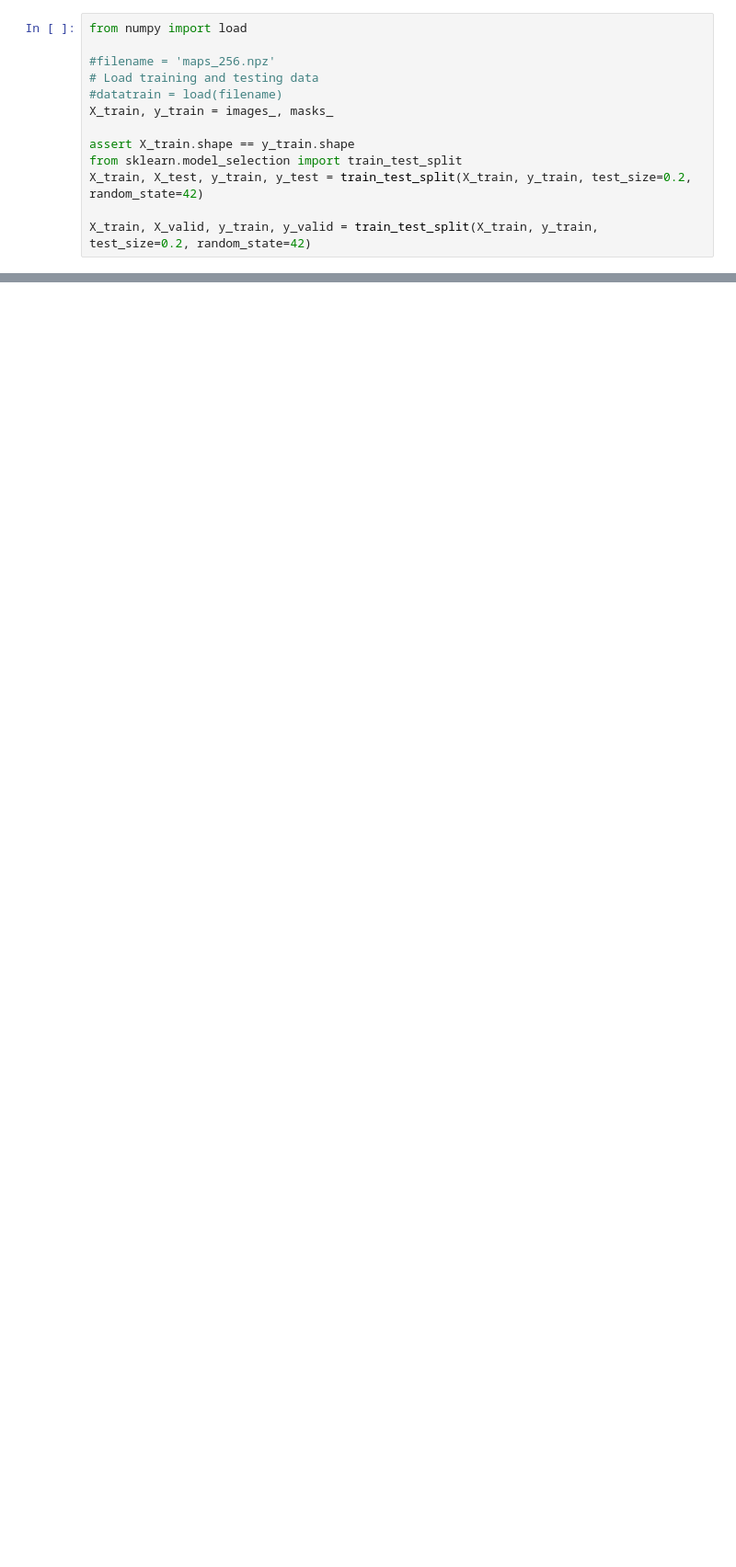
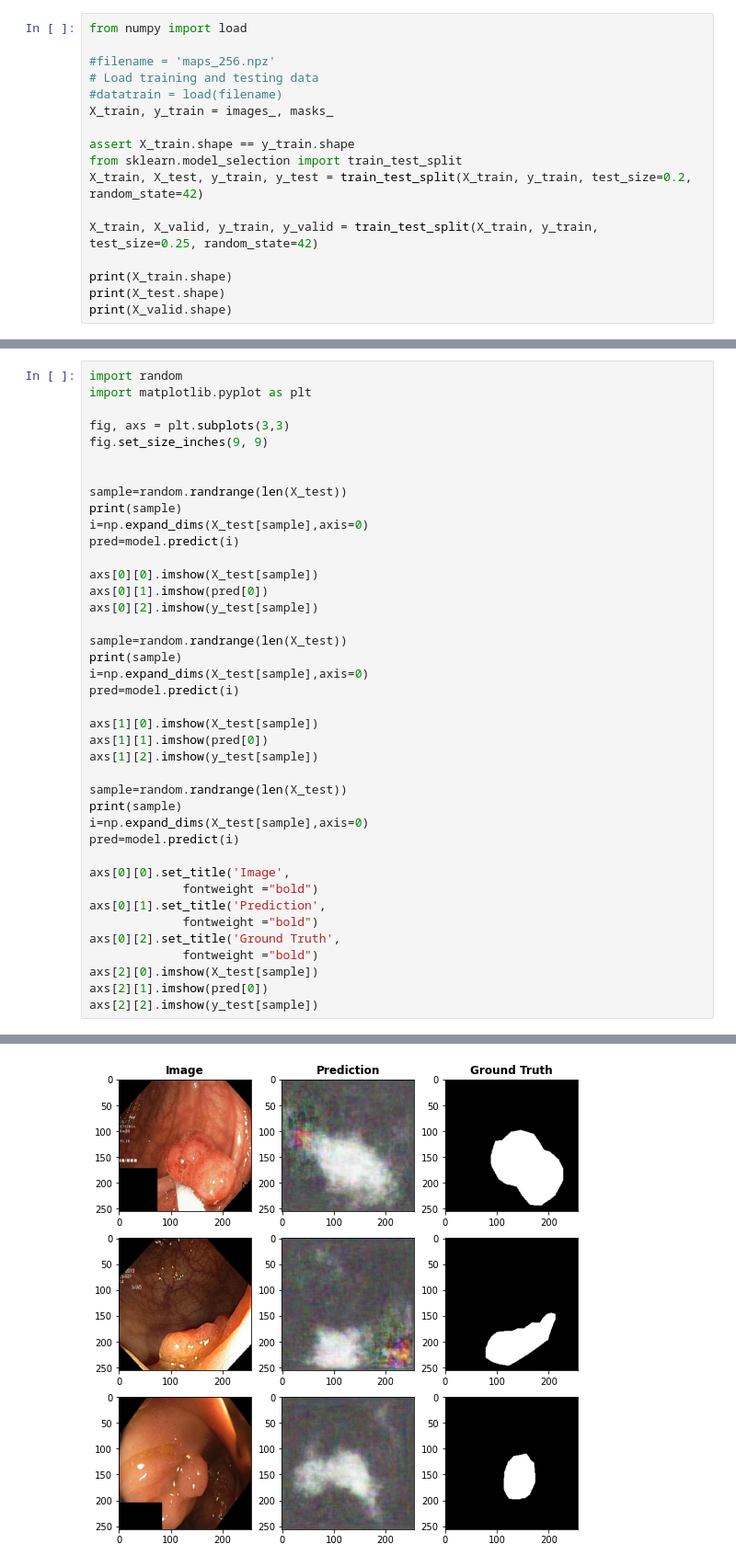
Before and after one commit to abdumhmd/kvasir-segmentation, a Jupyter notebook: Segnet.ipynb, the cells around one changed output, grey strips where cells are left out. Shown: that part at 92% size. Cells and saved outputs as stored; diff of their text form; blank space fills up the shorter version.

```diff
--- a/Segnet.ipynb
+++ b/Segnet.ipynb
@@ -137,4 +87,8 @@ assert X_train.shape == y_train.shape
 from sklearn.model_selection import train_test_split
 X_train, X_test, y_train, y_test = train_test_split(X_train, y_train, test_size=0.2, random_state=42)
 
-X_train, X_valid, y_train, y_valid = train_test_split(X_train, y_train, test_size=0.2, random_state=42)
+X_train, X_valid, y_train, y_valid = train_test_split(X_train, y_train, test_size=0.25, random_state=42)
+
+print(X_train.shape)
+print(X_test.shape)
+print(X_valid.shape)
@@ -327,0 +290,41 @@ plt.imshow(msk)
+# %%
+import random
+import matplotlib.pyplot as plt
+
+fig, axs = plt.subplots(3,3)
+fig.set_size_inches(9, 9)
+
+
+sample=random.randrange(len(X_test))
+print(sample)
+i=np.expand_dims(X_test[sample],axis=0)
+pred=model.predict(i)
+
+axs[0][0].imshow(X_test[sample])
+axs[0][1].imshow(pred[0])
+axs[0][2].imshow(y_test[sample])
+
+sample=random.randrange(len(X_test))
+print(sample)
+i=np.expand_dims(X_test[sample],axis=0)
+pred=model.predict(i)
+
+axs[1][0].imshow(X_test[sample])
+axs[1][1].imshow(pred[0])
+axs[1][2].imshow(y_test[sample])
+
+sample=random.randrange(len(X_test))
+print(sample)
+i=np.expand_dims(X_test[sample],axis=0)
+pred=model.predict(i)
+
+axs[0][0].set_title('Image',
+             fontweight ="bold")
+axs[0][1].set_title('Prediction',
+             fontweight ="bold")
+axs[0][2].set_title('Ground Truth',
+             fontweight ="bold")
+axs[2][0].imshow(X_test[sample])
+axs[2][1].imshow(pred[0])
+axs[2][2].imshow(y_test[sample])
+# %% [output]
@@ -327,0 +335 @@ plt.imshow(msk)
+[figure, added]
```
Also changed, not shown: parts of 13 cells of this notebook.
